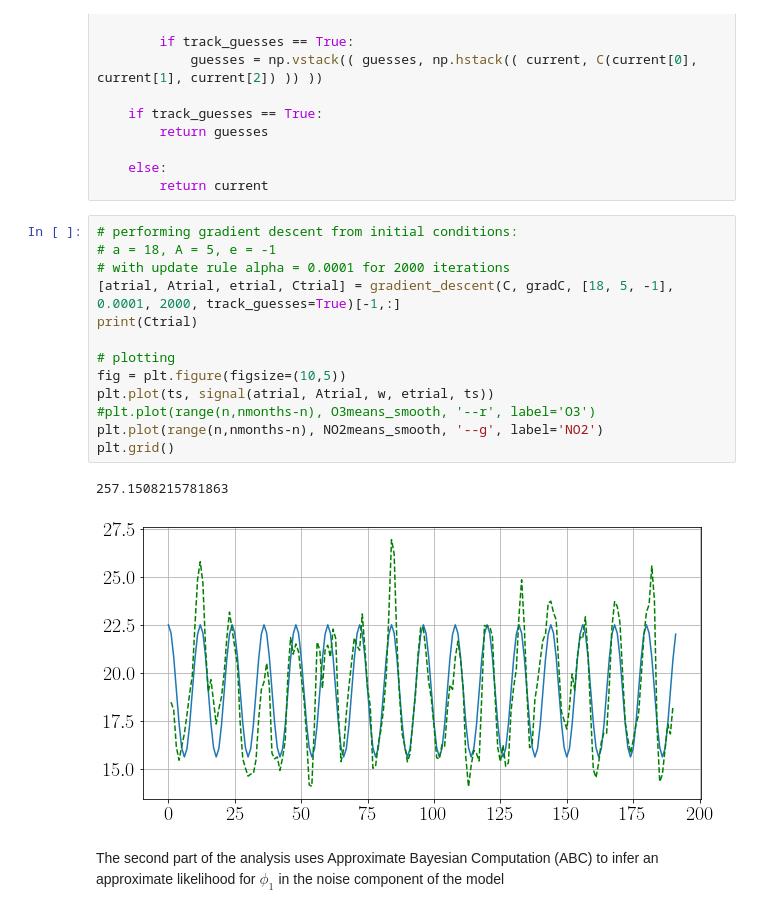
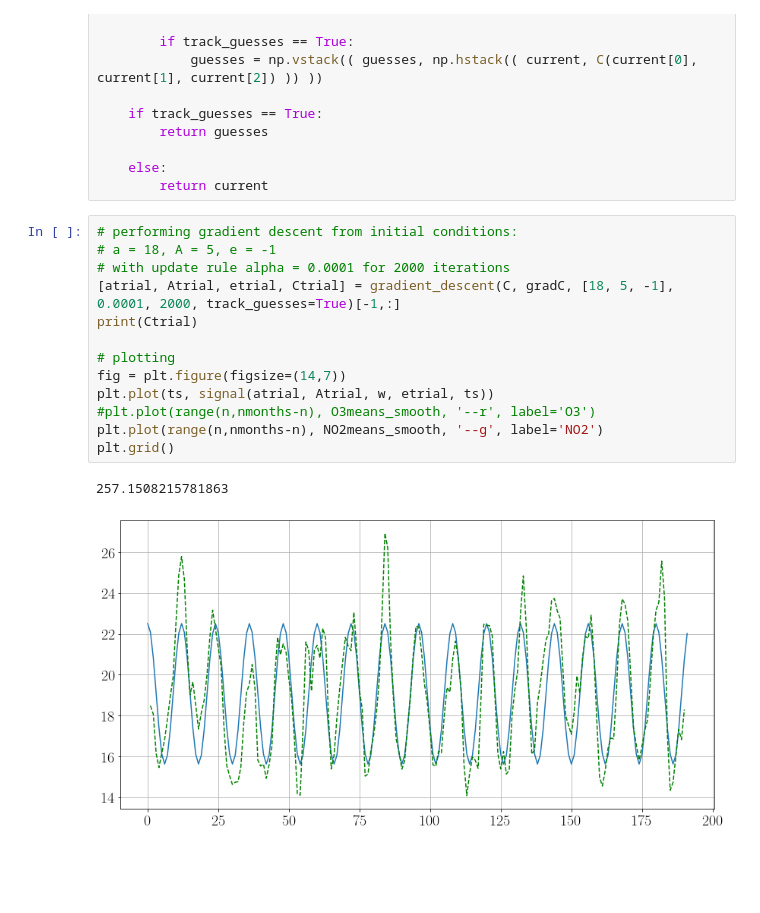
Before and after one commit to ndoyle815/MA930, a Jupyter notebook: Assignments/MA930 Assignment 2.ipynb, the cells around one changed output. Cells and saved outputs as stored; diff of their text form; blank space fills up the shorter version.

```diff
--- a/Assignments/MA930 Assignment 2.ipynb
+++ b/Assignments/MA930 Assignment 2.ipynb
@@ -259,18 +259,16 @@ def gradient_descent(f, df, init, alpha, updates, track_guesses=False):
 # %%
 # performing gradient descent from initial conditions:
 # a = 18, A = 5, e = -1
 # with update rule alpha = 0.0001 for 2000 iterations
 [atrial, Atrial, etrial, Ctrial] = gradient_descent(C, gradC, [18, 5, -1], 0.0001, 2000, track_guesses=True)[-1,:]
 print(Ctrial)
 
 # plotting
-fig = plt.figure(figsize=(10,5))
+fig = plt.figure(figsize=(14,7))
 plt.plot(ts, signal(atrial, Atrial, w, etrial, ts))
 #plt.plot(range(n,nmonths-n), O3means_smooth, '--r', label='O3')
 plt.plot(range(n,nmonths-n), NO2means_smooth, '--g', label='NO2')
 plt.grid()
 # %% [output]
 257.1508215781863
-[figure, old version]
+[figure, new version]
-# %% [markdown]
-The second part of the analysis uses Approximate Bayesian Computation (ABC) to infer an approximate likelihood for $\phi_1$ in the noise component of the model
```
Also changed, not shown: parts of 17 cells of this notebook.
